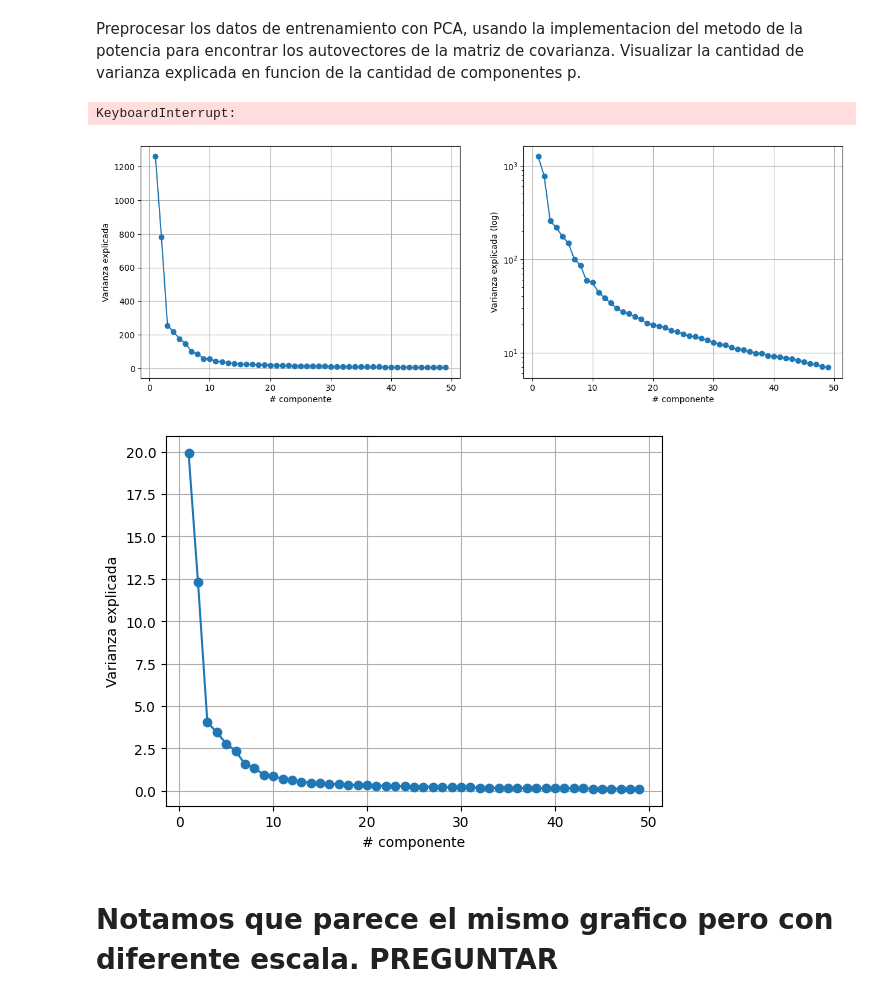
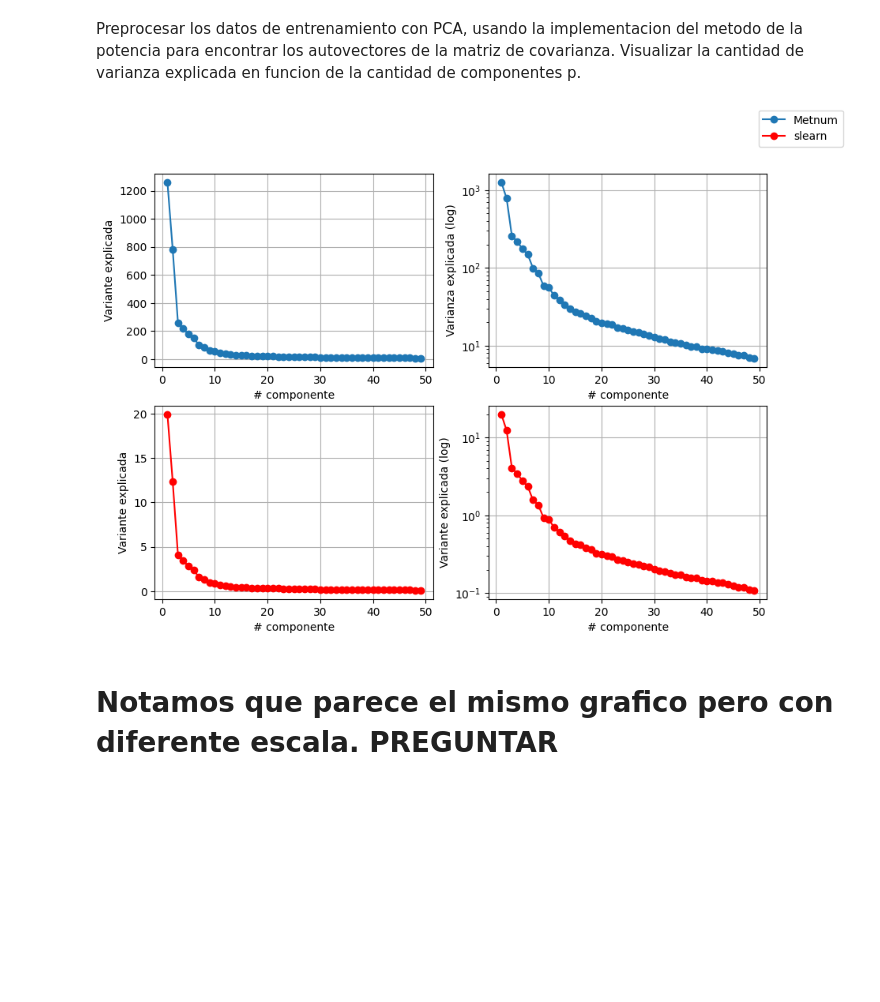
Before and after one commit to GonzaloConsoli/tp2-metodos, a Jupyter notebook: notebooks/tp2.ipynb, the cells around one changed output. Drawn from its saved outputs; the diff is of its cells as text; code cells hidden in the pictures; blank space fills up the shorter version.

```diff
--- a/notebooks/tp2.ipynb
+++ b/notebooks/tp2.ipynb
@@ -44,9 +54,9 @@ Ej 3.a
 # en el conjunto de prueba.
 
 knn = KNNClassifier(5)
-knn.fit(X_train, y_train)
+knn.fit(X_train, y_train.ravel())
 y_pred = knn.predict(X_train_dev)
-accuracy = np.mean(y_pred == y_train_dev)
+accuracy = np.mean(y_pred == y_train_dev.ravel())
 print(accuracy)
 # %% [output]
 0.812
@@ -174,35 +184,37 @@ for p in tqdm(p_list):
     pca2.fit(X_train)
     pca2.transform(X_train)
     res2.append(pca2.explained_variance_ratio_)
-# %% [output]
-KeyboardInterrupt:
 # %%
 import matplotlib.pyplot as plt
 
-fig, axs = plt.subplots(1, 2, figsize=(15, 5))
+fig, axs = plt.subplots(2, 2, figsize=(10, 7))
 
-axs[0].plot(p_list, pca1.get_eigen_values(), '-o')
-axs[0].grid()
-axs[0].set_xlabel("# componente")
-axs[0].set_ylabel("Varianza explicada")
+line1, =axs[0][0].plot(p_list, pca1.get_eigen_values(), '-o')
+axs[0][0].grid()
+axs[0][0].set_xlabel("# componente")
+axs[0][0].set_ylabel("Variante explicada")
 
-axs[1].semilogy(p_list, pca1.get_eigen_values(), '-o')
-axs[1].grid()
-axs[1].set_xlabel("# componente")
-axs[1].set_ylabel("Varianza explicada (log)")
+line2, =axs[0][1].semilogy(p_list, pca1.get_eigen_values(), '-o')
+axs[0][1].grid()
+axs[0][1].set_xlabel("# componente")
+axs[0][1].set_ylabel("Varianza explicada (log)")
+
+line3, =axs[1][0].plot(p_list, pca2.explained_variance_, '-o', color='red')
+axs[1][0].grid()
+axs[1][0].set_xlabel("# componente")
+axs[1][0].set_ylabel("Variante explicada")
+
+line4, =axs[1][1].semilogy(p_list, pca2.explained_variance_, '-o', color='red')
+axs[1][1].grid()
+axs[1][1].set_xlabel("# componente")
+axs[1][1].set_ylabel("Variante explicada (log)")
+
+fig.legend(handles=[line1, line3], loc='upper right', labels=['Metnum', 'slearn'])
+
 
 plt.show()
 # %% [output]
-[figure, old version]
+[figure, new version]
-# %%
-#Graficamos numero de componete vs varianza explicada
-plt.plot(p_list, pca2.explained_variance_, '-o')
-plt.grid()
-plt.xlabel("# componente")
-plt.ylabel("Varianza explicada")
-plt.show()
-# %% [output]
-[figure, removed]
 # %% [markdown]
 # Notamos que parece el mismo grafico pero con diferente escala. PREGUNTAR
 # %%
```
Also changed, not shown: parts of 5 cells of this notebook.
